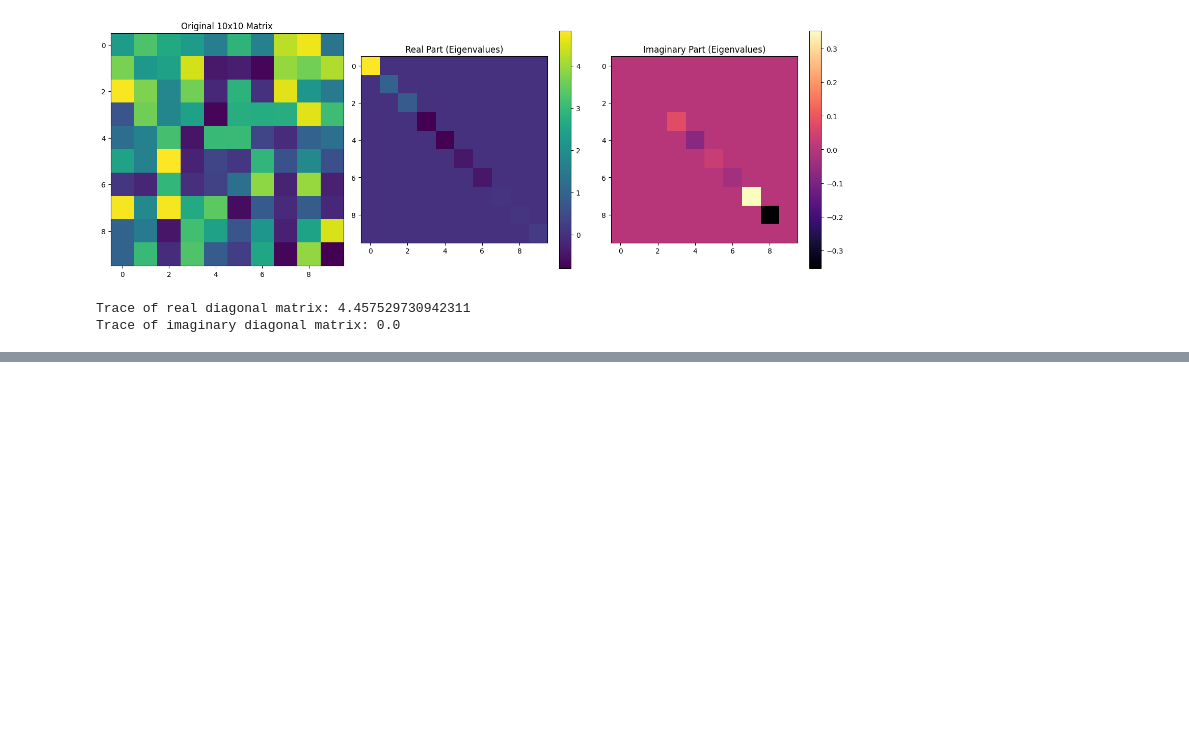
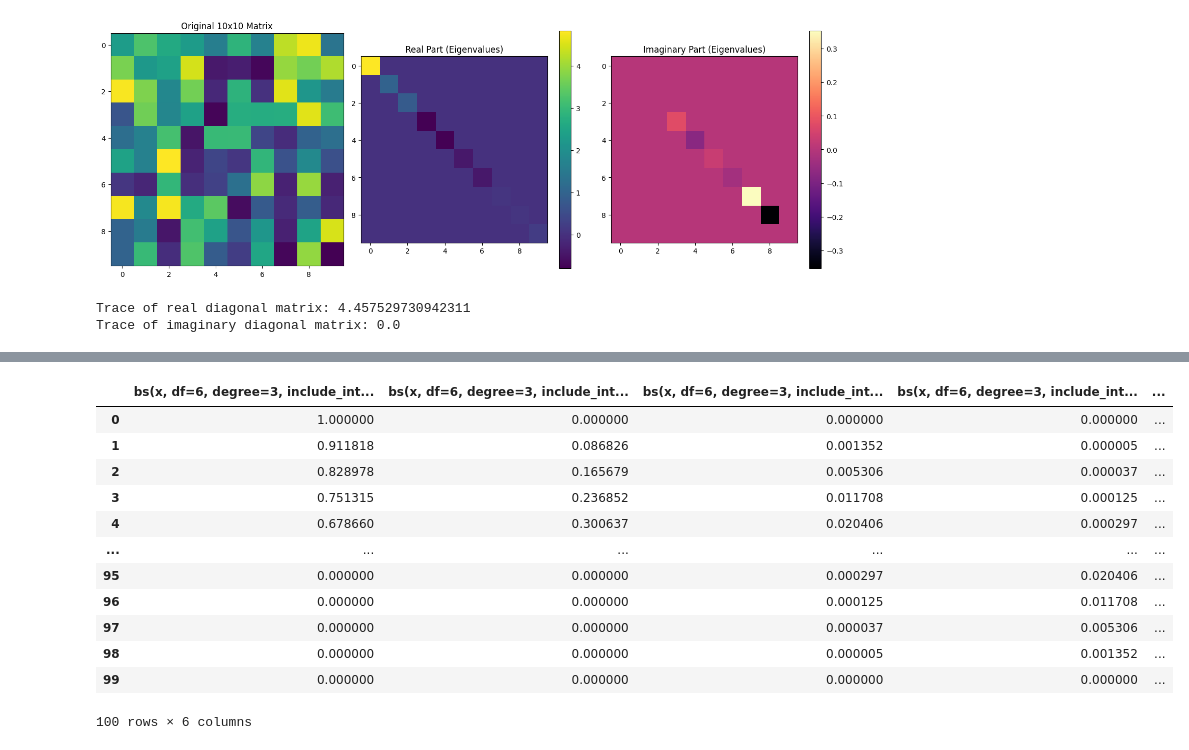
Before and after one commit to sajid-ahmed1/practise_project, a Jupyter notebook: practise_scripts.ipynb, the cells around one changed output, grey strips where cells are left out. Cells and saved outputs as stored; diff of their text form; code cells hidden in the pictures; blank space fills up the shorter version.

```diff
--- a/practise_scripts.ipynb
+++ b/practise_scripts.ipynb
@@ -308,0 +356,16 @@ interact(
+# %%
+dmatrix("bs(x, df=6, degree=3, include_intercept=True) - 1", {"x": x}, return_type = 'dataframe')
+# %% [output]
+|  | bs(x, df=6, degree=3, include_int... | bs(x, df=6, degree=3, include_int... | bs(x, df=6, degree=3, include_int... | bs(x, df=6, degree=3, include_int... | ... |
+| 0 | 1.000000 | 0.000000 | 0.000000 | 0.000000 | ... |
+| 1 | 0.911818 | 0.086826 | 0.001352 | 0.000005 | ... |
+| 2 | 0.828978 | 0.165679 | 0.005306 | 0.000037 | ... |
+| 3 | 0.751315 | 0.236852 | 0.011708 | 0.000125 | ... |
+| 4 | 0.678660 | 0.300637 | 0.020406 | 0.000297 | ... |
+| ... | ... | ... | ... | ... | ... |
+| 95 | 0.000000 | 0.000000 | 0.000297 | 0.020406 | ... |
+| 96 | 0.000000 | 0.000000 | 0.000125 | 0.011708 | ... |
+| 97 | 0.000000 | 0.000000 | 0.000037 | 0.005306 | ... |
+| 98 | 0.000000 | 0.000000 | 0.000005 | 0.001352 | ... |
+| 99 | 0.000000 | 0.000000 | 0.000000 | 0.000000 | ... |
+100 rows × 6 columns
```
Also changed, not shown: parts of 11 cells of this notebook.
